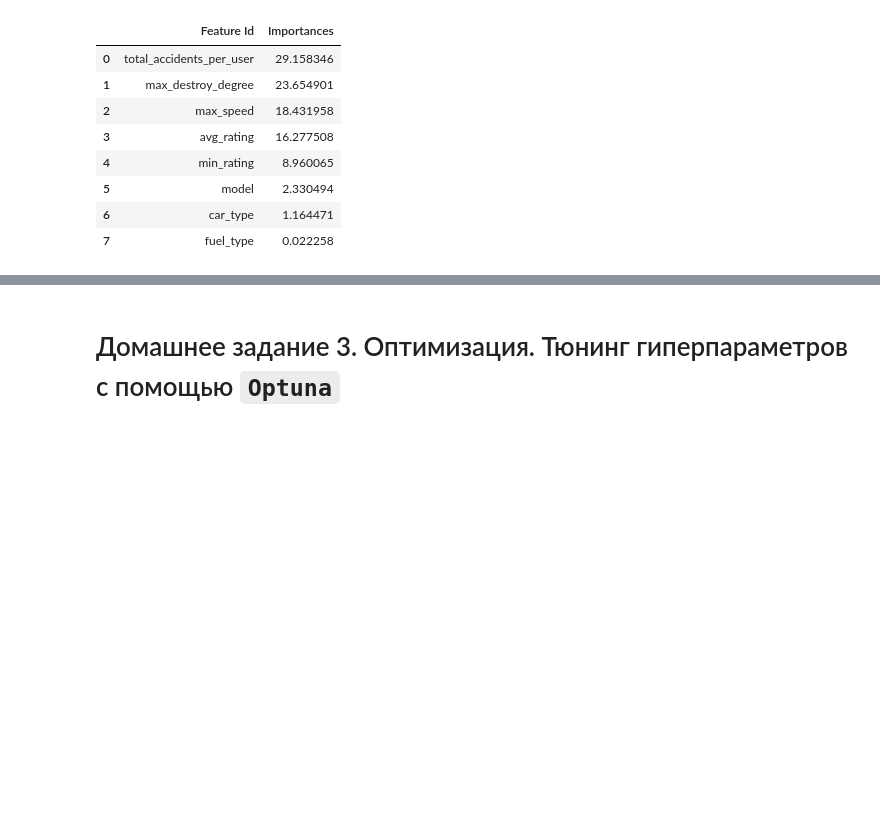
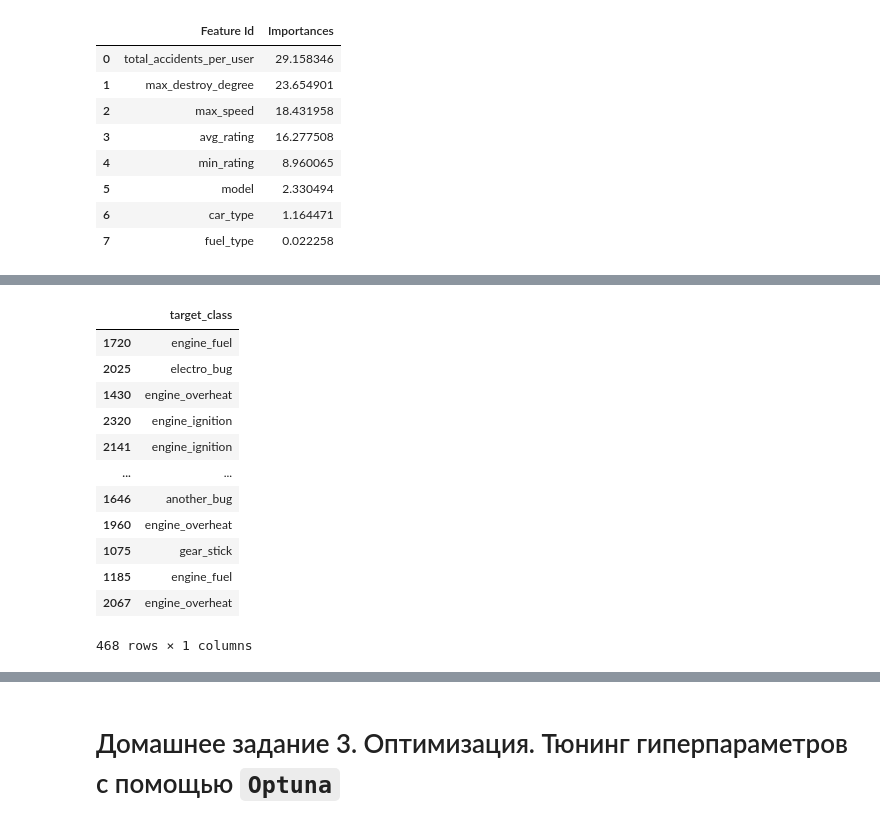
Before and after one commit to rufous86/mipt_semester4, a Jupyter notebook: competitive_ds/hw1-4-Илюхин-А-Н.ipynb, the cells around one changed output, grey strips where cells are left out. Cells and saved outputs as stored; diff of their text form; code cells hidden in the pictures; blank space fills up the shorter version.

```diff
--- a/competitive_ds/hw1-4-Илюхин-А-Н.ipynb
+++ b/competitive_ds/hw1-4-Илюхин-А-Н.ipynb
@@ -562,0 +580,16 @@ print(classification_report(y_test, y_pred))
+# %%
+y_test
+# %% [output]
+|  | target_class |
+| 1720 | engine_fuel |
+| 2025 | electro_bug |
+| 1430 | engine_overheat |
+| 2320 | engine_ignition |
+| 2141 | engine_ignition |
+| ... | ... |
+| 1646 | another_bug |
+| 1960 | engine_overheat |
+| 1075 | gear_stick |
+| 1185 | engine_fuel |
+| 2067 | engine_overheat |
+468 rows × 1 columns
```
Also changed, not shown: parts of 9 cells of this notebook.
